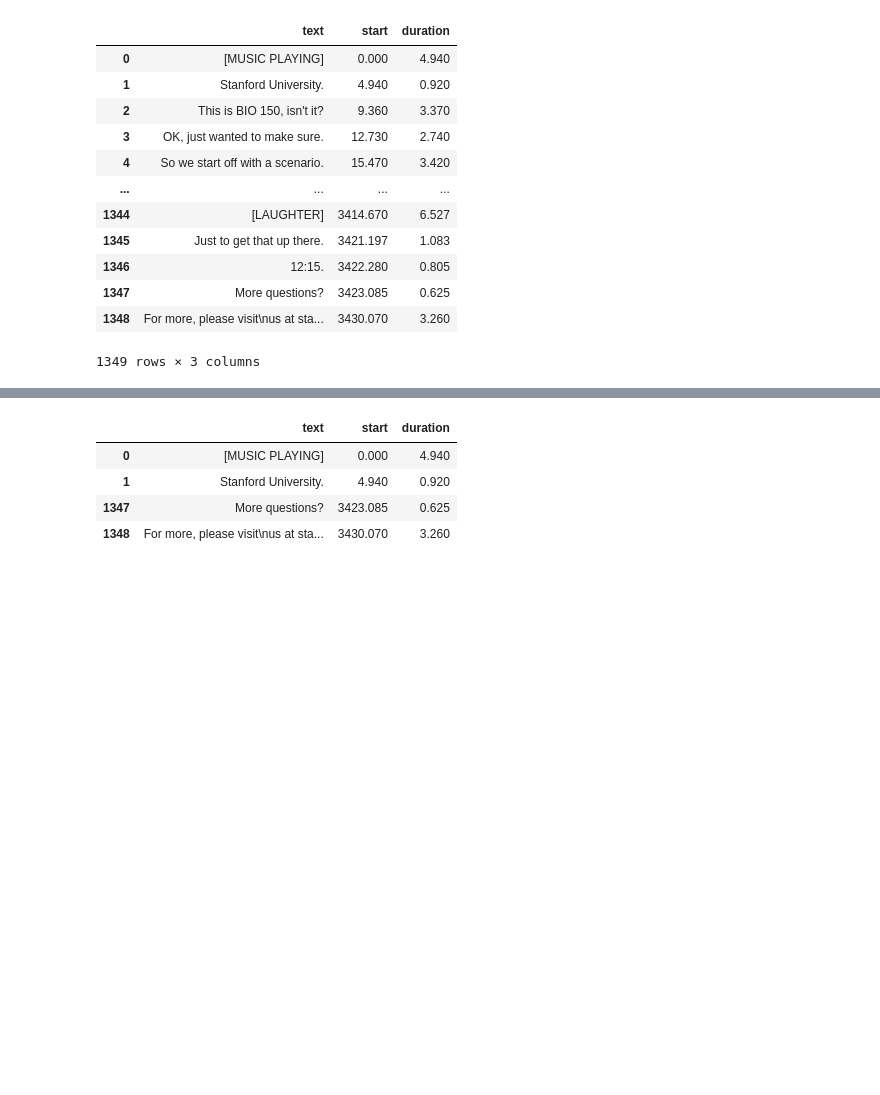
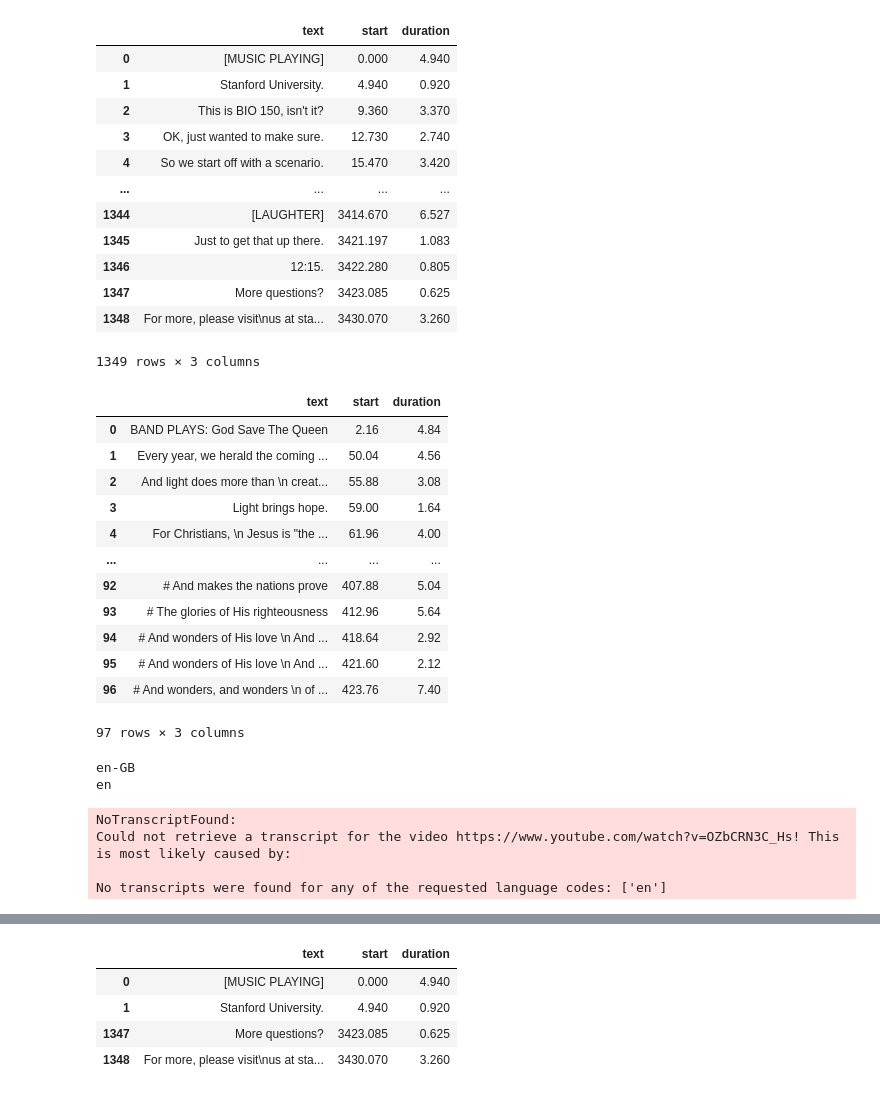
Before and after one commit to hdmamin/jabberwocky, a Jupyter notebook: notebooks/nb02-youtube-api-playground.ipynb, the cells around one changed output, grey strips where cells are left out. Saved outputs shown, nothing was run; the diff lists cells and outputs as text; code cells hidden in the pictures; blank space fills up the shorter version.

Commit message:
revise get_transcripts to get en-gb manual transcript as a backup

```diff
--- a/notebooks/nb02-youtube-api-playground.ipynb
+++ b/notebooks/nb02-youtube-api-playground.ipynb
@@ -156,0 +149,36 @@ def get_transcripts(url):
+# %%
+# def get_transcripts(url):
+#     id_ = video_id(url)
+#     types = {True: 'generated', False: 'manual'}
+#     results = dict.fromkeys(types.values())
+#     for trans in YouTubeTranscriptApi.list_transcripts(id_):
+#         if trans.language_code in ('en', 'en-GB'):
+#             rows = trans.fetch()
+#             results[types[trans.is_generated]] = pd.DataFrame(rows)
+#     return DotDict(**results, id=id_)
+
+def get_transcripts(url, verbose=True):
+    langs = ['en', 'en-GB']
+    id_ = video_id(url)
+    res = {'generated': None, 'manual': None}
+    transcripts = YouTubeTranscriptApi.list_transcripts(id_)
+    res['generated'] = transcripts.find_generated_transcript(langs)
+    try:
+        res['manual'] = transcripts.find_manually_created_transcript(langs)
+    except NoTranscriptFound:
+        if verbose: warnings.warn('No manual transcript found.')
+    if verbose:
+        non_en_keys = [k for k, v in res.items()
+                       if v and ('United Kingdom' in v.language)]
+        if non_en_keys:
+            warnings.warn(
+                f'{non_en_keys} {"has" if len(non_en_keys) == 1 else "have"} '
+                'language en-GB, not en.'
+            )
+    return DotDict(
+        **{k: pd.DataFrame(v.fetch()) if v else v for k, v in res.items()},
+        id=id_
+    )
+# %%
+uk_url = 'https://www.youtube.com/watch?v=OZbCRN3C_Hs'
+uk_ts = get_transcripts(uk_url)
@@ -156,0 +187,30 @@ def get_transcripts(url):
+# %%
+uk_ts.manual
+# %% [output]
+|  | text | start | duration |
+| 0 | BAND PLAYS: God Save The Queen | 2.16 | 4.84 |
+| 1 | Every year, we herald the coming ... | 50.04 | 4.56 |
+| 2 | And light does more than \n creat... | 55.88 | 3.08 |
+| 3 | Light brings hope. | 59.00 | 1.64 |
+| 4 | For Christians, \n Jesus is "the ... | 61.96 | 4.00 |
+| ... | ... | ... | ... |
+| 92 | # And makes the nations prove | 407.88 | 5.04 |
+| 93 | # The glories of His righteousness | 412.96 | 5.64 |
+| 94 | # And wonders of His love \n And ... | 418.64 | 2.92 |
+| 95 | # And wonders of His love \n And ... | 421.60 | 2.12 |
+| 96 | # And wonders, and wonders \n of ... | 423.76 | 7.40 |
+97 rows × 3 columns
+# %%
+for t in ts:
+    print(t.language_code)
+# %% [output]
+en-GB
+en
+# %%
+t = ts.find_manually_created_transcript(['en'])#, 'en-GB'])
+t.language_code, t.is_generated
+# %% [output]
+NoTranscriptFound:
+Could not retrieve a transcript for the video https://www.youtube.com/watch?v=OZbCRN3C_Hs! This is most likely caused by:
+
+No transcripts were found for any of the requested language codes: ['en']
```
Also changed, not shown: parts of 25 cells of this notebook, 2 other files.
